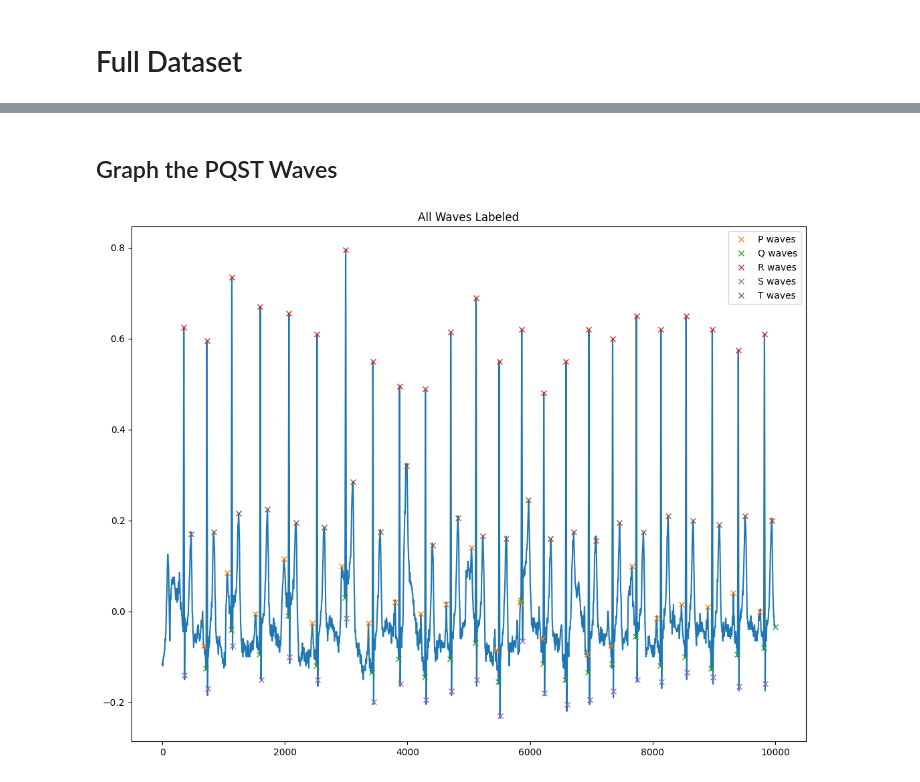
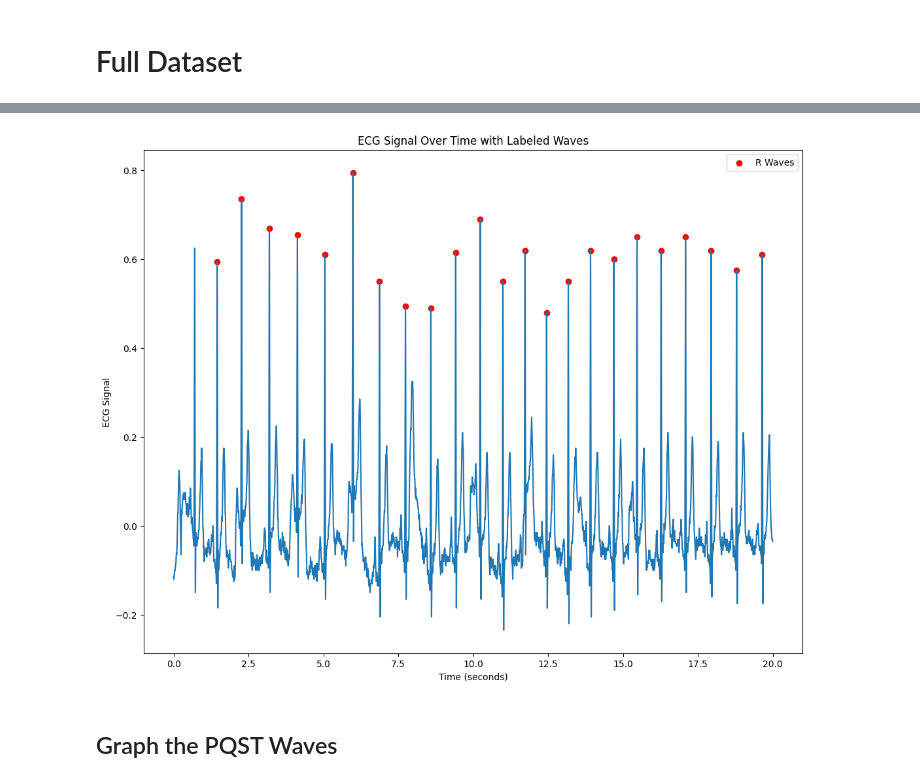
Before and after one commit to carrliitos/ecg_classification, a Jupyter notebook: notebooks/01b-feature-labeling.ipynb, the cells around one changed output, grey strips where cells are left out. Drawn from its saved outputs; the diff is of its cells as text; code cells hidden in the pictures.

Commit message:
converted each PQRST wave to a DataFrame. Good day.

```diff
--- a/notebooks/01b-feature-labeling.ipynb
+++ b/notebooks/01b-feature-labeling.ipynb
@@ -118,6 +118,8 @@ p_waves = []
 q_waves = []
 s_waves = []
 t_waves = []
+
+waves_list = []
 # %%
 index_range = len(smoothed_heartbeats) - 1 # helps us not overshoot last element's index
 r_waves_indexed = enumerate(r_waves)       # adds a separate index number to each R wave
@@ -124,3 +129,15 @@ r_waves_indexed = enumerate(r_waves)       # adds a separate index number to eac
+# %%
+# Total time duration (in seconds)
+total_duration = 20
+
+# Total number of data points
+total_data_points = 10000
+
+# Calculate the time increment per data point
+time_increment = total_duration / total_data_points
+
+# Time values based on the index
+time_values = np.arange(len(ecg_data)) * time_increment
 # %%
 # Loop through the RR intervals
 for (index, r) in r_waves_indexed:
@@ -159,8 +176,17 @@ for (index, r) in r_waves_indexed:
     s_wave += r
     t_wave += r
 
-    # Add the waves to the lists of waves
-    p_waves.append(p_wave)
-    q_waves.append(q_wave)
-    s_waves.append(s_wave)
-    t_waves.append(t_wave)
+    # Calculate time for the QRS complex
+    qrs_start_time = time_values[start_index]
+
+    # Add the waves to the DataFrame
+    waves_list.append({
+        'time': qrs_start_time,
+        'p': p_wave,
+        'q': q_wave,
+        'r': r,
+        's': s_wave,
+        't': t_wave
+    })
+# %%
+waves_df = pd.DataFrame(waves_list)
@@ -167,3 +213,14 @@ for (index, r) in r_waves_indexed:
+# %%
+plt.figure(figsize=(13, 10))
+plt.plot(time_values, ecg_data)
+plt.scatter(waves_df['time'], ecg_data[waves_df['r'].astype(int)], color='red', label='R Waves')
+plt.xlabel('Time (seconds)')
+plt.ylabel('ECG Signal')
+plt.title('ECG Signal Over Time with Labeled Waves')
+plt.legend()
+plt.show()
+# %% [output]
+[figure, added]
 # %% [markdown]
 ## Graph the PQST Waves
 # %%
@@ -178,5 +235,3 @@ plt.plot(t_waves, ecg_data[t_waves], "x", label="T waves")
 plt.legend()
 plt.title("All Waves Labeled")
 plt.show()
-# %% [output]
-[figure, removed]
```
Also changed, not shown: parts of 2 cells of this notebook.
